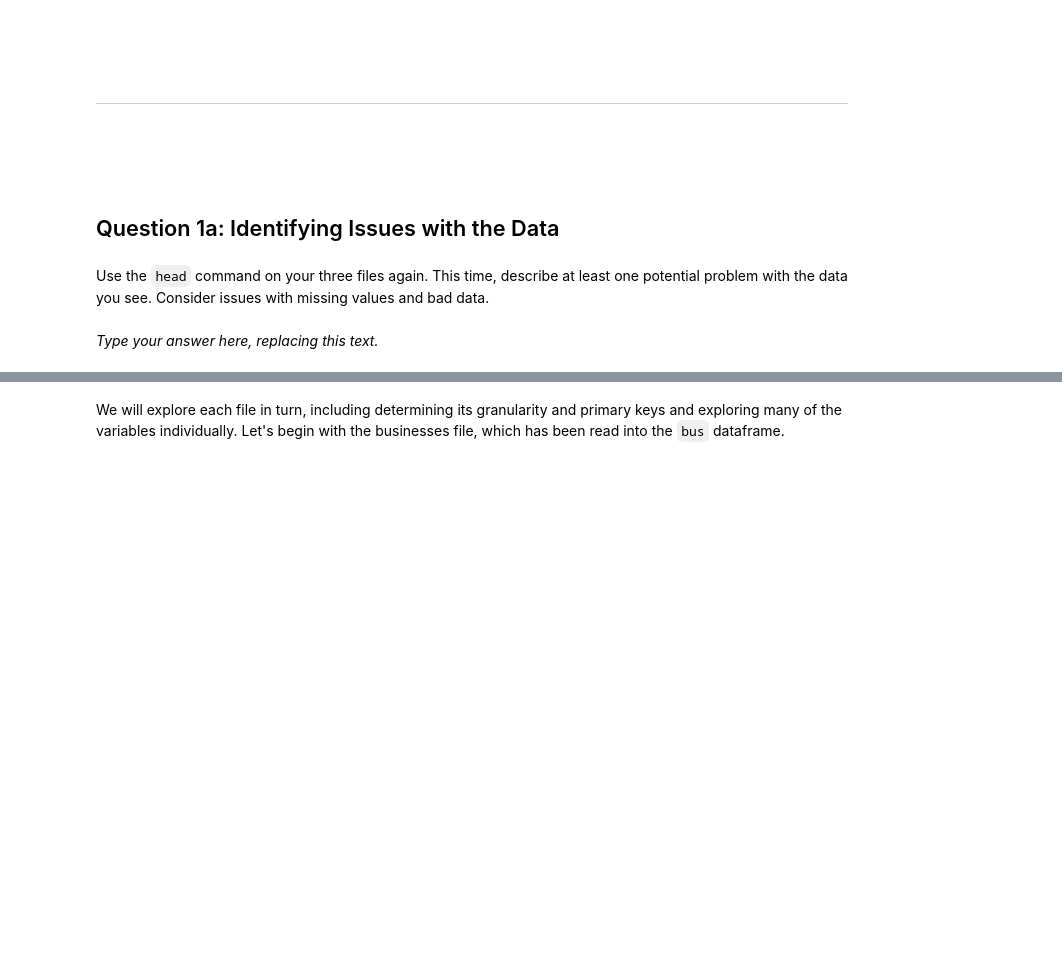
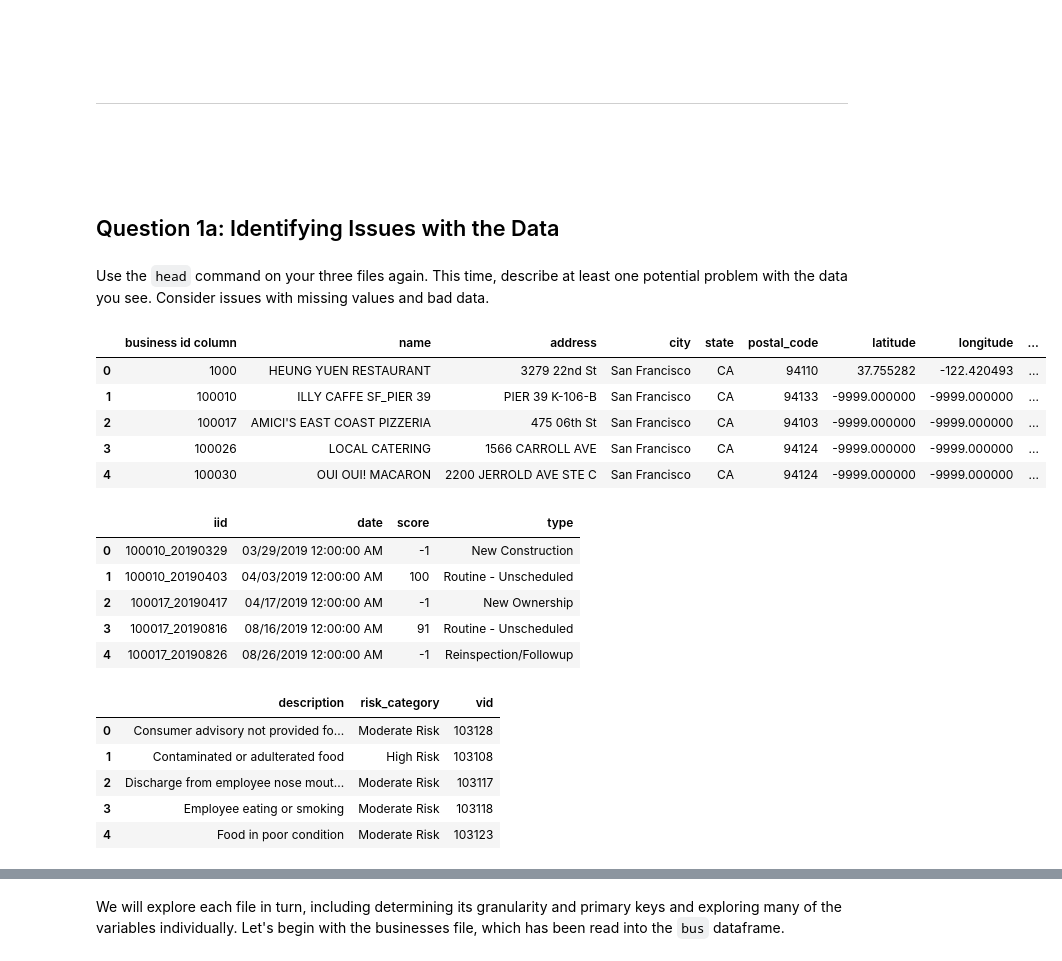
Before and after one commit to sondreNodenes/stat4710J-data-science, a Jupyter notebook: exercise2/lab.ipynb, the cells around one changed output, grey strips where cells are left out. Drawn from its saved outputs; the diff is of its cells as text; code cells hidden in the pictures; blank space fills up the shorter version.

```diff
--- a/exercise2/lab.ipynb
+++ b/exercise2/lab.ipynb
@@ -147,5 +191,26 @@ name: q1a
 manual: True
 points: 1
 -->
-# %% [markdown]
-_Type your answer here, replacing this text._
+# %%
+display(bus.head())
+display(ins.head())
+display(vio.head())
+# %% [output]
+|  | business id column | name | address | city | state | postal_code | latitude | longitude | ... |
+| 0 | 1000 | HEUNG YUEN RESTAURANT | 3279 22nd St | San Francisco | CA | 94110 | 37.755282 | -122.420493 | ... |
+| 1 | 100010 | ILLY CAFFE SF_PIER 39 | PIER 39 K-106-B | San Francisco | CA | 94133 | -9999.000000 | -9999.000000 | ... |
+| 2 | 100017 | AMICI'S EAST COAST PIZZERIA | 475 06th St | San Francisco | CA | 94103 | -9999.000000 | -9999.000000 | ... |
+| 3 | 100026 | LOCAL CATERING | 1566 CARROLL AVE | San Francisco | CA | 94124 | -9999.000000 | -9999.000000 | ... |
+| 4 | 100030 | OUI OUI! MACARON | 2200 JERROLD AVE STE C | San Francisco | CA | 94124 | -9999.000000 | -9999.000000 | ... |
+|  | iid | date | score | type |
+| 0 | 100010_20190329 | 03/29/2019 12:00:00 AM | -1 | New Construction |
+| 1 | 100010_20190403 | 04/03/2019 12:00:00 AM | 100 | Routine - Unscheduled |
+| 2 | 100017_20190417 | 04/17/2019 12:00:00 AM | -1 | New Ownership |
+| 3 | 100017_20190816 | 08/16/2019 12:00:00 AM | 91 | Routine - Unscheduled |
+| 4 | 100017_20190826 | 08/26/2019 12:00:00 AM | -1 | Reinspection/Followup |
+|  | description | risk_category | vid |
+| 0 | Consumer advisory not provided fo... | Moderate Risk | 103128 |
+| 1 | Contaminated or adulterated food | High Risk | 103108 |
+| 2 | Discharge from employee nose mout... | Moderate Risk | 103117 |
+| 3 | Employee eating or smoking | Moderate Risk | 103118 |
+| 4 | Food in poor condition | Moderate Risk | 103123 |
```
Also changed, not shown: parts of 11 cells of this notebook.
